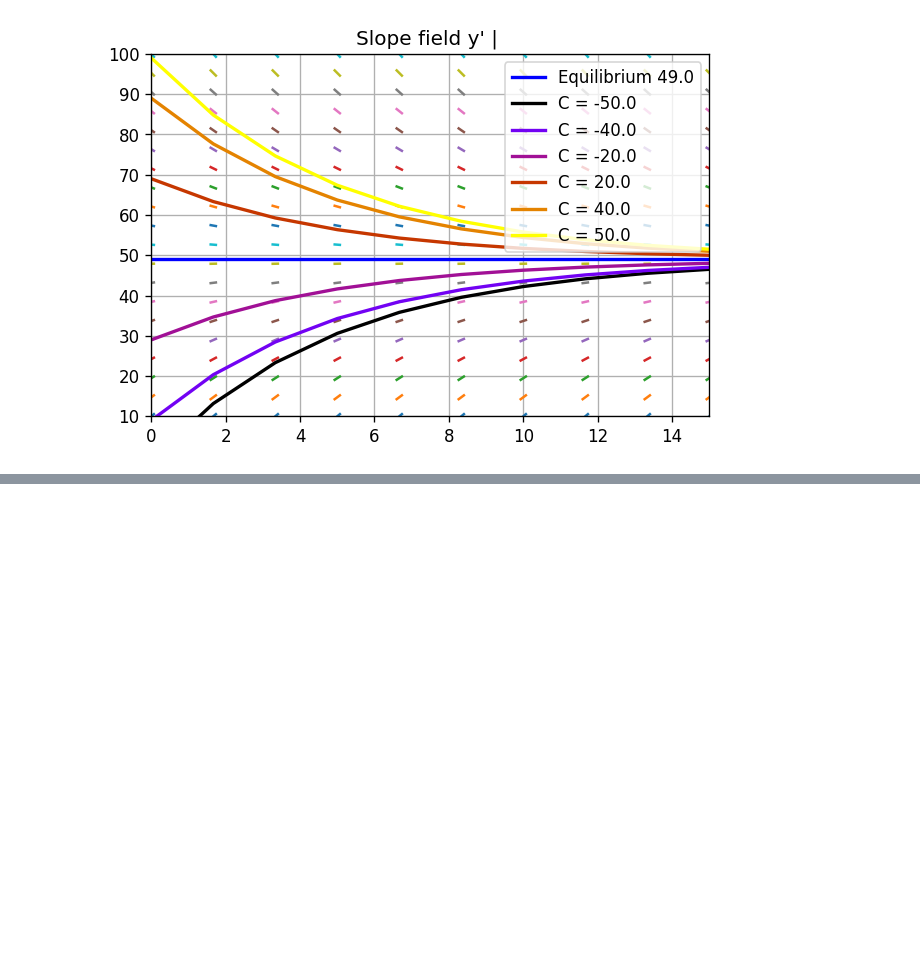
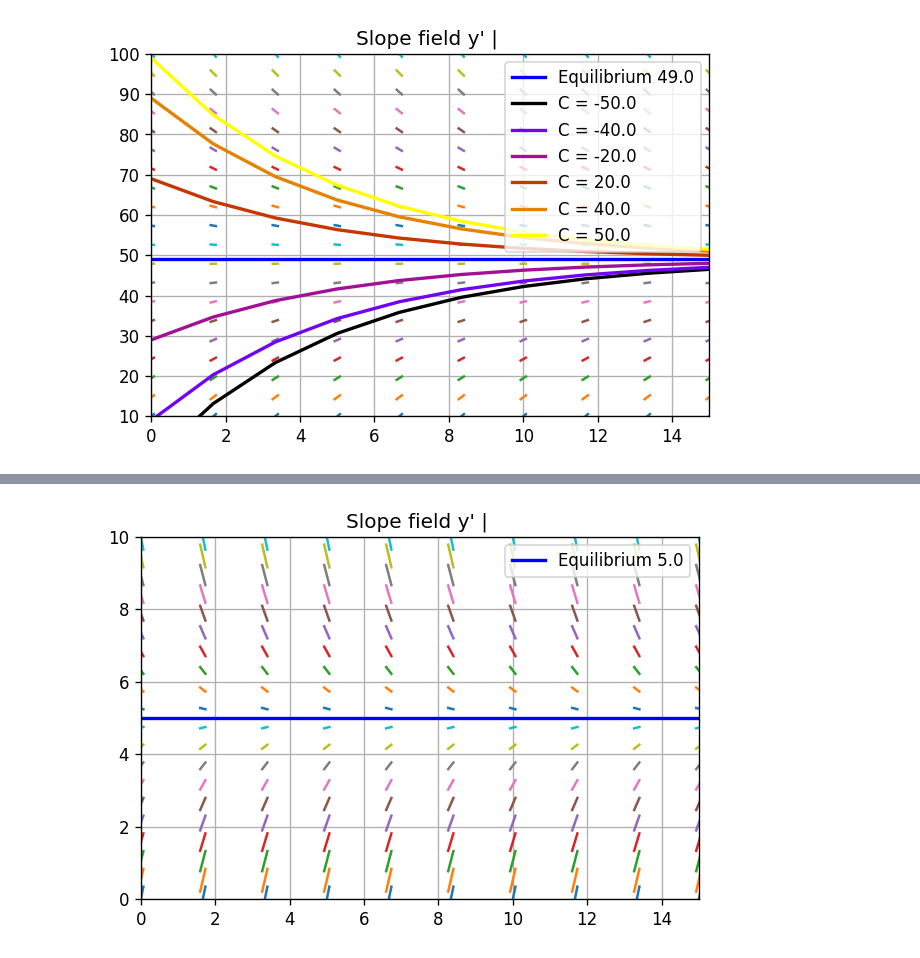
Before and after one commit to zemarchezi/BoyceDiPrima_DifferentialEq, a Jupyter notebook: Chapter_1.ipynb, the cells around one changed output, grey strips where cells are left out. Cells and saved outputs as stored; diff of their text form; code cells hidden in the pictures; blank space fills up the shorter version.

```diff
--- a/Chapter_1.ipynb
+++ b/Chapter_1.ipynb
@@ -754,11 +752,11 @@ def direction_field_wConst(symbol: str="",
                            constants: list=[]):
 
 
-    y = Symbol(symbol)
+    yy = Symbol(symbol)
     str_expr = expression
     expr = sympify(str_expr)
-    v = solve(expr, y)
-    f = lambdify(y,expr)
+    v = solve(expr, yy)
+    f = lambdify(yy,expr)
 
     # solve equation
     fs, gs = symbols('f g', cls=Function)
@@ -945,0 +988,6 @@ corresponding velocity $v_T$ is found from equation (26) to be $v_T \approx 43.0
+# %%
+direction_field_wConst(symbol="y", expression="-y + 5",
+                       ylim=[0,10], tlim=[0,15], problm_title="",
+                       constants=[-1, 2.5, 7.5, 10])
+# %% [output]
+[figure, added]
```
Also changed, not shown: parts of 22 cells of this notebook.
